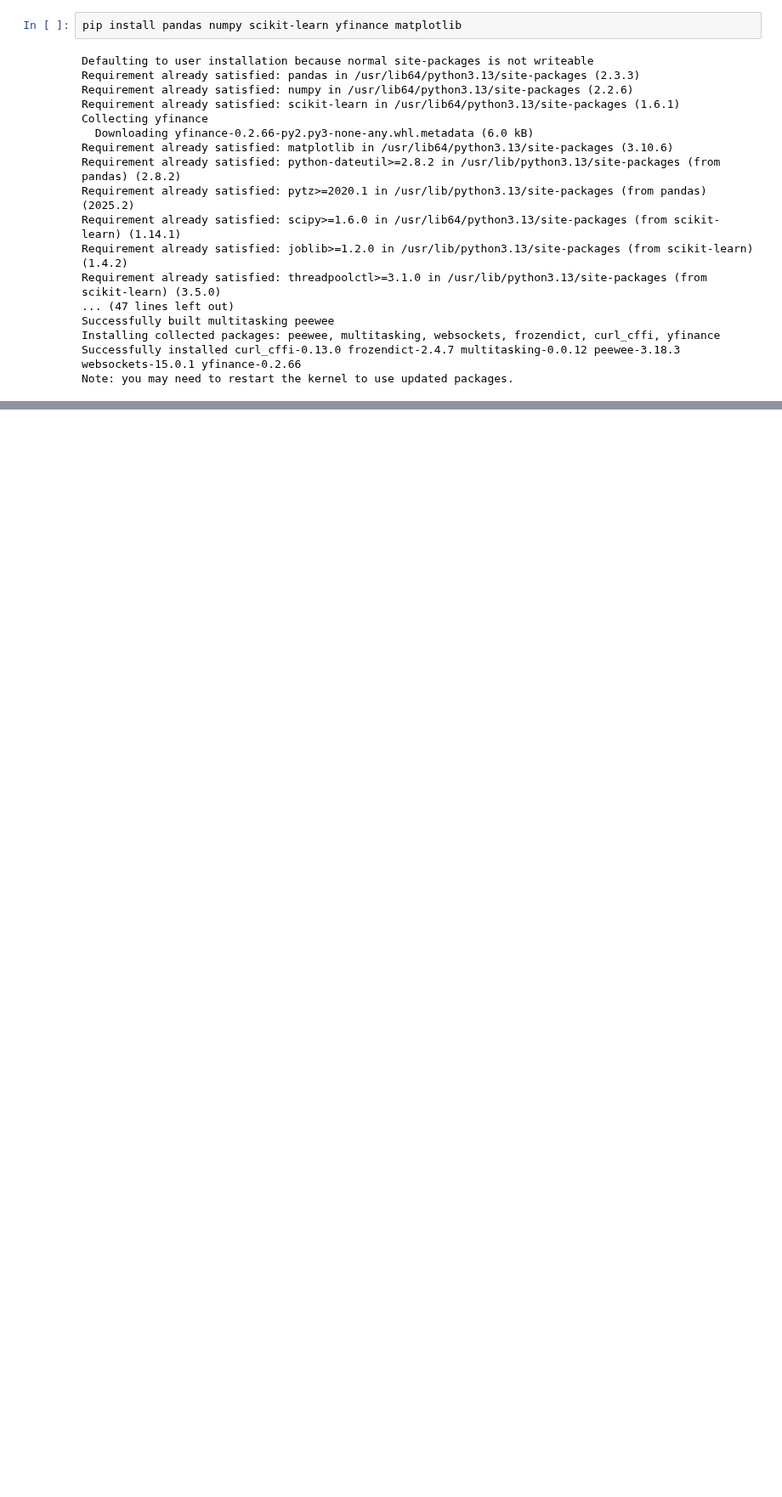
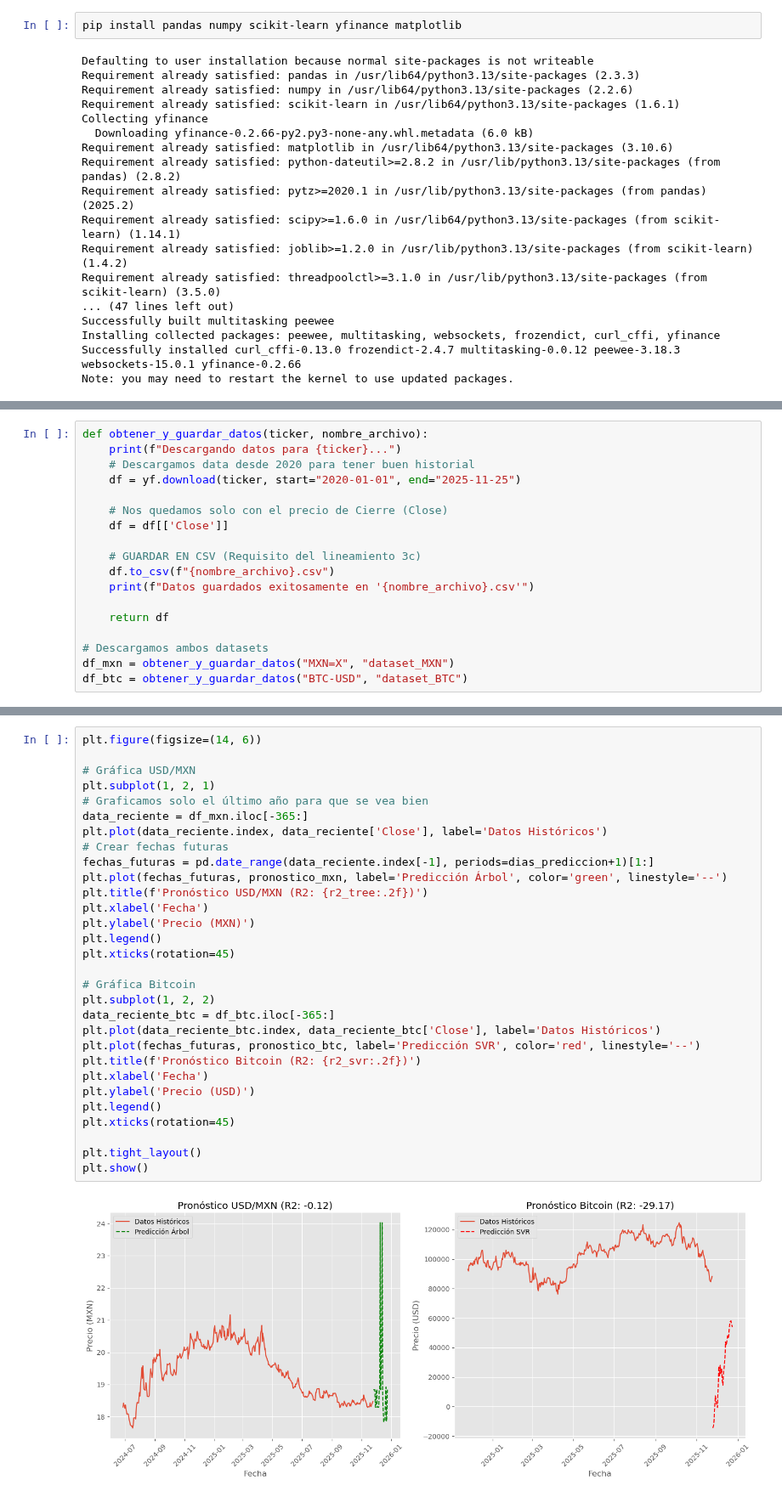
Before and after one commit to DANROK899/Repositorio_Fisica_Computacional, a Jupyter notebook: 1_ProgramacionPython/PROYECTO FINAL.ipynb, the cells around one changed output, grey strips where cells are left out. Shown at 85% size. Drawn from its saved outputs; the diff is of its cells as text; blank space fills up the shorter version.

```diff
--- a/1_ProgramacionPython/PROYECTO FINAL.ipynb
+++ b/1_ProgramacionPython/PROYECTO FINAL.ipynb
@@ -20,0 +34,18 @@ Note: you may need to restart the kernel to use updated packages.
+# %%
+def obtener_y_guardar_datos(ticker, nombre_archivo):
+    print(f"Descargando datos para {ticker}...")
+    # Descargamos data desde 2020 para tener buen historial
+    df = yf.download(ticker, start="2020-01-01", end="2025-11-25")
+
+    # Nos quedamos solo con el precio de Cierre (Close)
+    df = df[['Close']]
+
+    # GUARDAR EN CSV (Requisito del lineamiento 3c)
+    df.to_csv(f"{nombre_archivo}.csv")
+    print(f"Datos guardados exitosamente en '{nombre_archivo}.csv'")
+
+    return df
+
+# Descargamos ambos datasets
+df_mxn = obtener_y_guardar_datos("MXN=X", "dataset_MXN")
+df_btc = obtener_y_guardar_datos("BTC-USD", "dataset_BTC")
@@ -21 +116,33 @@ Note: you may need to restart the kernel to use updated packages.
+# %%
+plt.figure(figsize=(14, 6))
+
+# Gráfica USD/MXN
+plt.subplot(1, 2, 1)
+# Graficamos solo el último año para que se vea bien
+data_reciente = df_mxn.iloc[-365:]
+plt.plot(data_reciente.index, data_reciente['Close'], label='Datos Históricos')
+# Crear fechas futuras
+fechas_futuras = pd.date_range(data_reciente.index[-1], periods=dias_prediccion+1)[1:]
+plt.plot(fechas_futuras, pronostico_mxn, label='Predicción Árbol', color='green', linestyle='--')
+plt.title(f'Pronóstico USD/MXN (R2: {r2_tree:.2f})')
+plt.xlabel('Fecha')
+plt.ylabel('Precio (MXN)')
+plt.legend()
+plt.xticks(rotation=45)
+
+# Gráfica Bitcoin
+plt.subplot(1, 2, 2)
+data_reciente_btc = df_btc.iloc[-365:]
+plt.plot(data_reciente_btc.index, data_reciente_btc['Close'], label='Datos Históricos')
+plt.plot(fechas_futuras, pronostico_btc, label='Predicción SVR', color='red', linestyle='--')
+plt.title(f'Pronóstico Bitcoin (R2: {r2_svr:.2f})')
+plt.xlabel('Fecha')
+plt.ylabel('Precio (USD)')
+plt.legend()
+plt.xticks(rotation=45)
+
+plt.tight_layout()
+plt.show()
+# %% [output]
+[figure, added]
 # %%
```
Also changed, not shown: parts of 5 cells of this notebook, 3 other files.
